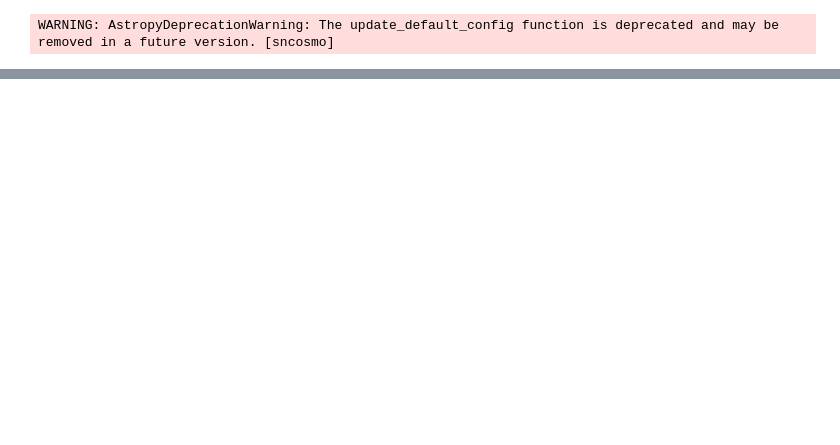
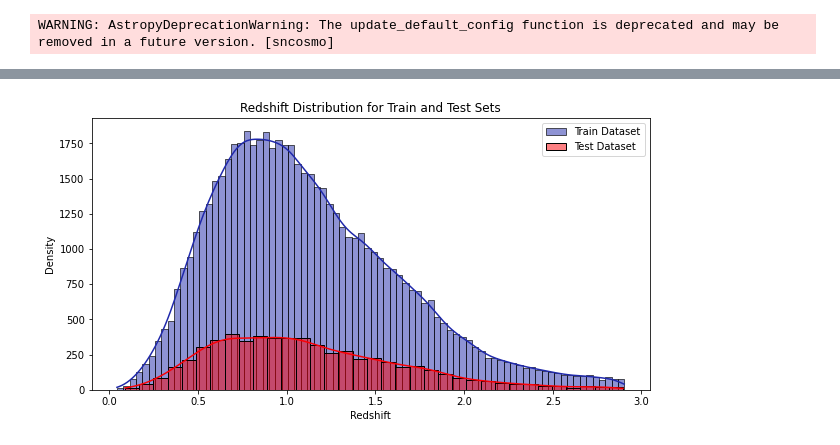
Before and after one commit to BelalAbdelhadi/SpectralParSNIP, a Jupyter notebook: notebooks/classification.ipynb, the cells around one changed output, grey strips where cells are left out. Cells and saved outputs as stored; diff of their text form; code cells hidden in the pictures; blank space fills up the shorter version.

```diff
--- a/notebooks/classification.ipynb
+++ b/notebooks/classification.ipynb
@@ -222 +60,31 @@ Label distribution before folding: (array([0, 1]), array([15731, 44269]))
+# %%
+df_test = pred_test.to_pandas()
+df_train = pred_train.to_pandas()
+# %%
+
+# Plotting KDE plots
+plt.figure(figsize=(10, 5))
+sns.histplot(df_train['redshift'],color='#1F28AB', label='Train Dataset',kde=True)
+sns.histplot(df_test['redshift'],color='#FB0006', label='Test Dataset',kde=True)
+
+
+# Calculate statistics for train data
+train_mean = df_train['redshift'].mean()
+train_quartiles = np.percentile(df_train['redshift'], [25, 50, 75])
+
+# Calculate statistics for test data
+test_mean = df_test['redshift'].mean()
+test_quartiles = np.percentile(df_test['redshift'], [25, 50, 75])
+
+# Adding labels and title
+plt.xlabel('Redshift')
+plt.ylabel('Density')
+plt.title('Redshift Distribution for Train and Test Sets')
+plt.savefig('./figures/redshift_histogram_kde.pdf')
+plt.legend(loc='upper right')
+
+# Showing the plot
+plt.show()
+# %% [output]
+[figure, added]
 # %%
```
Also changed, not shown: parts of 22 cells of this notebook, 37 other files.
